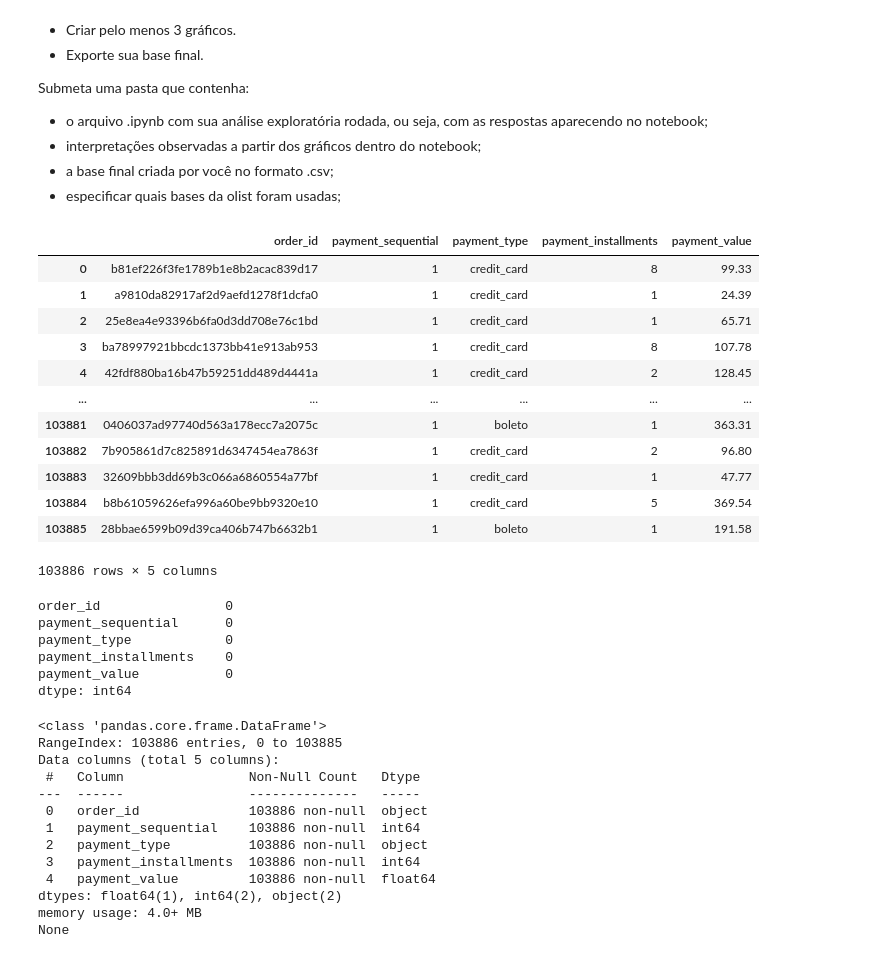
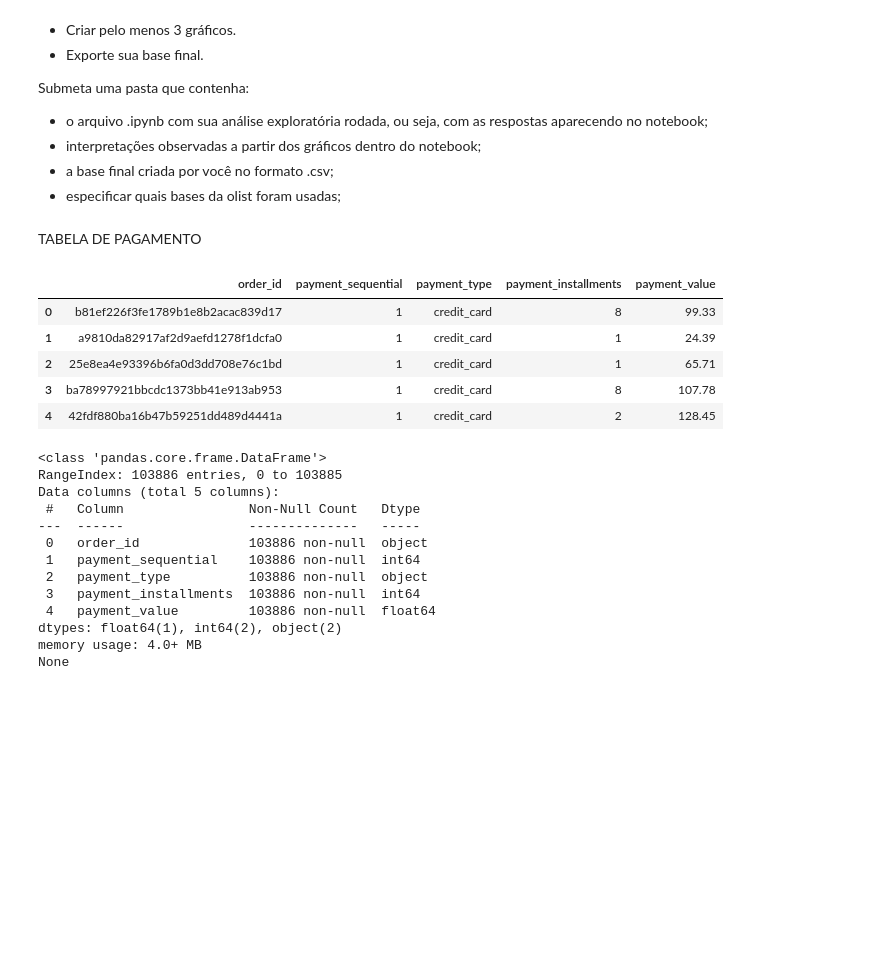
Before and after one commit to reprograma/on33-python-s14-analise-de-dados, a Jupyter notebook: exercicios/para-casa/Francitelma/exercicioS14.ipynb, the cells around one changed output. Saved outputs shown, nothing was run; the diff lists cells and outputs as text; code cells hidden in the pictures; blank space fills up the shorter version.

```diff
--- a/exercicios/para-casa/Francitelma/exercicioS14.ipynb
+++ b/exercicios/para-casa/Francitelma/exercicioS14.ipynb
@@ -19,33 +19,18 @@ Submeta uma pasta que contenha:
 - especificar quais bases da olist foram usadas;
 # %%
 import pandas as pd
+# %% [markdown]
+TABELA DE PAGAMENTO
 # %%
 df_pagamento = pd.read_csv(r"C:\Users\nada_\OneDrive\Desktop\REPROGRAMA\on33-python-S14-analise-de-dados\exercicios\para-casa\Francitelma\olist_order_payments_dataset.csv")
-df_pagamento
+df_pagamento.head()
 # %% [output]
 |  | order_id | payment_sequential | payment_type | payment_installments | payment_value |
 | 0 | b81ef226f3fe1789b1e8b2acac839d17 | 1 | credit_card | 8 | 99.33 |
 | 1 | a9810da82917af2d9aefd1278f1dcfa0 | 1 | credit_card | 1 | 24.39 |
 | 2 | 25e8ea4e93396b6fa0d3dd708e76c1bd | 1 | credit_card | 1 | 65.71 |
 | 3 | ba78997921bbcdc1373bb41e913ab953 | 1 | credit_card | 8 | 107.78 |
 | 4 | 42fdf880ba16b47b59251dd489d4441a | 1 | credit_card | 2 | 128.45 |
-| ... | ... | ... | ... | ... | ... |
-| 103881 | 0406037ad97740d563a178ecc7a2075c | 1 | boleto | 1 | 363.31 |
-| 103882 | 7b905861d7c825891d6347454ea7863f | 1 | credit_card | 2 | 96.80 |
-| 103883 | 32609bbb3dd69b3c066a6860554a77bf | 1 | credit_card | 1 | 47.77 |
-| 103884 | b8b61059626efa996a60be9bb9320e10 | 1 | credit_card | 5 | 369.54 |
-| 103885 | 28bbae6599b09d39ca406b747b6632b1 | 1 | boleto | 1 | 191.58 |
-103886 rows × 5 columns
-# %%
-nulos_por_colunas = df_pagamento.isnull().sum()  #sem numeros nulos
-print(nulos_por_colunas)
-# %% [output]
-order_id                0
-payment_sequential      0
-payment_type            0
-payment_installments    0
-payment_value           0
-dtype: int64
 # %%
 info_df = df_pagamento.info()
 print(info_df)
```
Also changed, not shown: parts of 53 cells of this notebook, 3 other files.
